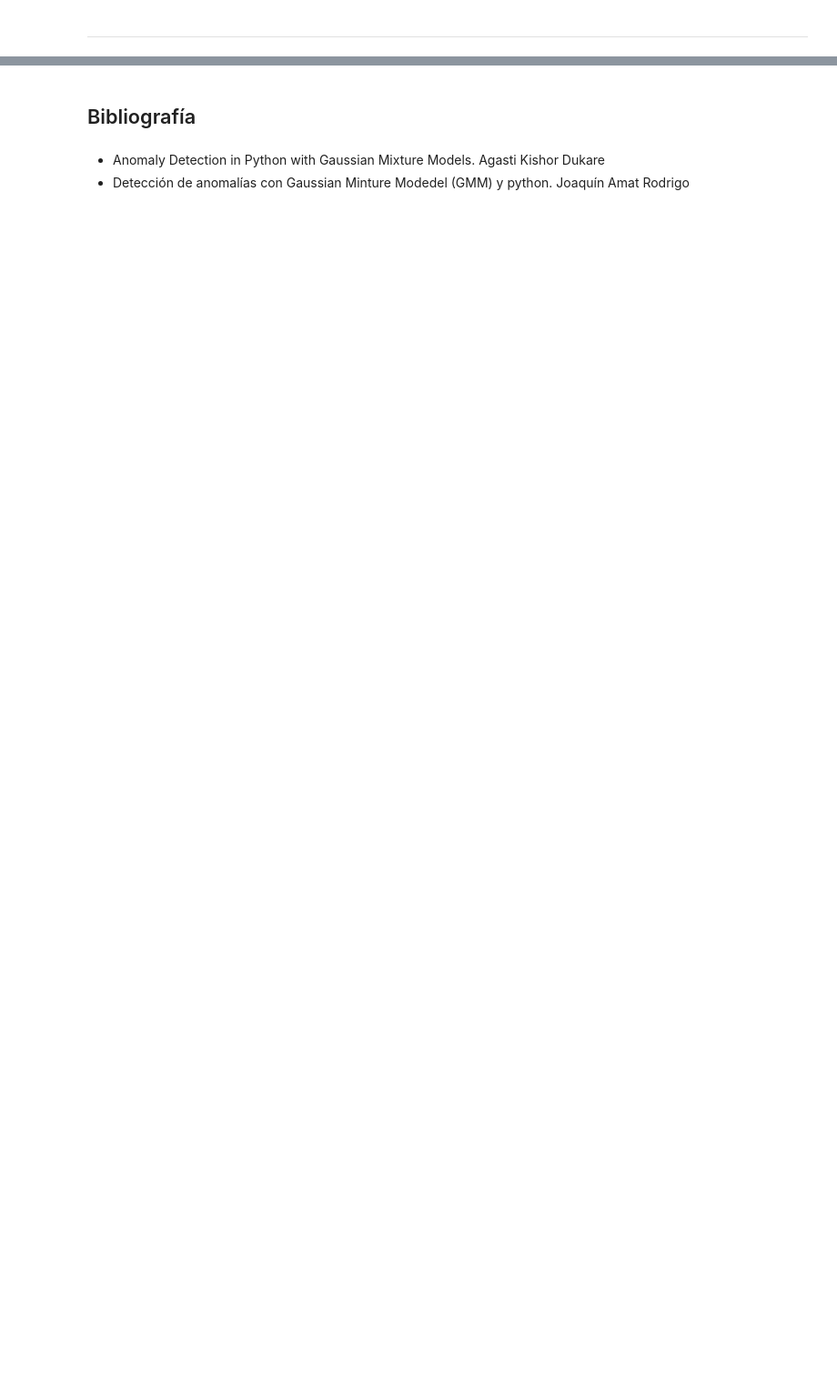
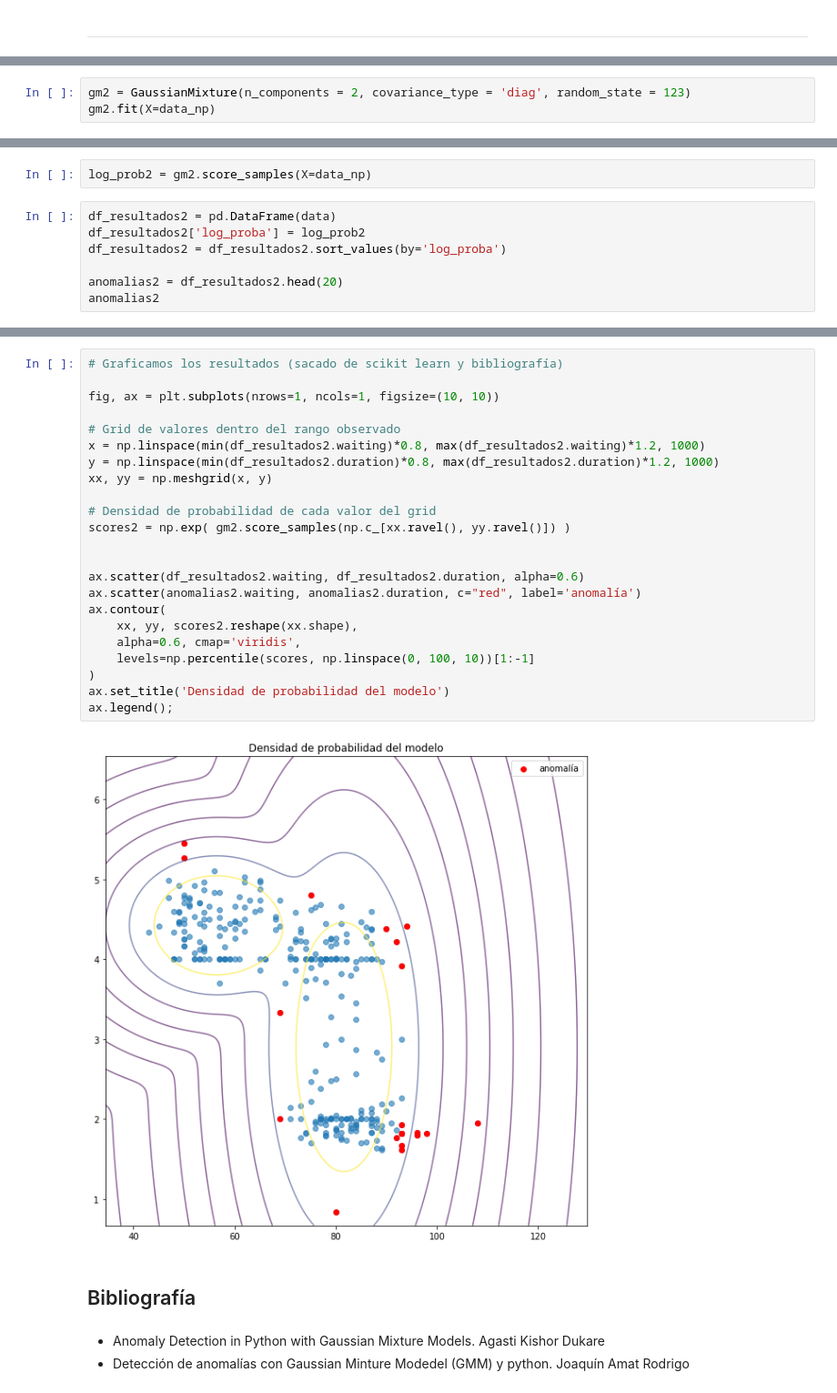
Before and after one commit to FIUBA-Posgrado-Inteligencia-Artificial/intro_ia, a Jupyter notebook: clase_7/jupyterbooks/GMM - Anomaly Detection.ipynb, the cells around one changed output, grey strips where cells are left out. Shown at 91% size. Saved outputs shown, nothing was run; the diff lists cells and outputs as text; blank space fills up the shorter version.

```diff
--- a/clase_7/jupyterbooks/GMM - Anomaly Detection.ipynb
+++ b/clase_7/jupyterbooks/GMM - Anomaly Detection.ipynb
@@ -216,0 +211,3 @@ ax.legend();
+# %%
+gm2 = GaussianMixture(n_components = 2, covariance_type = 'diag', random_state = 123)
+gm2.fit(X=data_np)
@@ -216,0 +216,9 @@ ax.legend();
+# %%
+log_prob2 = gm2.score_samples(X=data_np)
+# %%
+df_resultados2 = pd.DataFrame(data)
+df_resultados2['log_proba'] = log_prob2
+df_resultados2 = df_resultados2.sort_values(by='log_proba')
+
+anomalias2 = df_resultados2.head(20)
+anomalias2
@@ -217,3 +243,28 @@ ax.legend();
+# %%
+# Graficamos los resultados (sacado de scikit learn y bibliografía)
+
+fig, ax = plt.subplots(nrows=1, ncols=1, figsize=(10, 10))
+
+# Grid de valores dentro del rango observado
+x = np.linspace(min(df_resultados2.waiting)*0.8, max(df_resultados2.waiting)*1.2, 1000)
+y = np.linspace(min(df_resultados2.duration)*0.8, max(df_resultados2.duration)*1.2, 1000)
+xx, yy = np.meshgrid(x, y)
+
+# Densidad de probabilidad de cada valor del grid
+scores2 = np.exp( gm2.score_samples(np.c_[xx.ravel(), yy.ravel()]) )
+
+
+ax.scatter(df_resultados2.waiting, df_resultados2.duration, alpha=0.6)
+ax.scatter(anomalias2.waiting, anomalias2.duration, c="red", label='anomalía')
+ax.contour(
+    xx, yy, scores2.reshape(xx.shape),
+    alpha=0.6, cmap='viridis',
+    levels=np.percentile(scores, np.linspace(0, 100, 10))[1:-1]
+)
+ax.set_title('Densidad de probabilidad del modelo')
+ax.legend();
+# %% [output]
+[figure, added]
 # %% [markdown]
 ## Bibliografía
 # %% [markdown]
```
Also changed, not shown: parts of 13 cells of this notebook.
